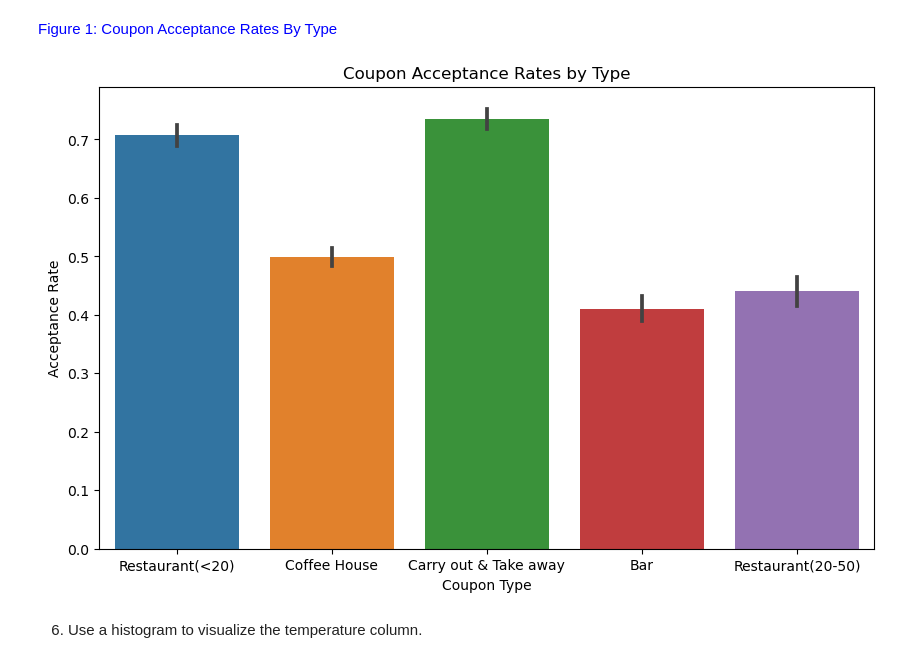
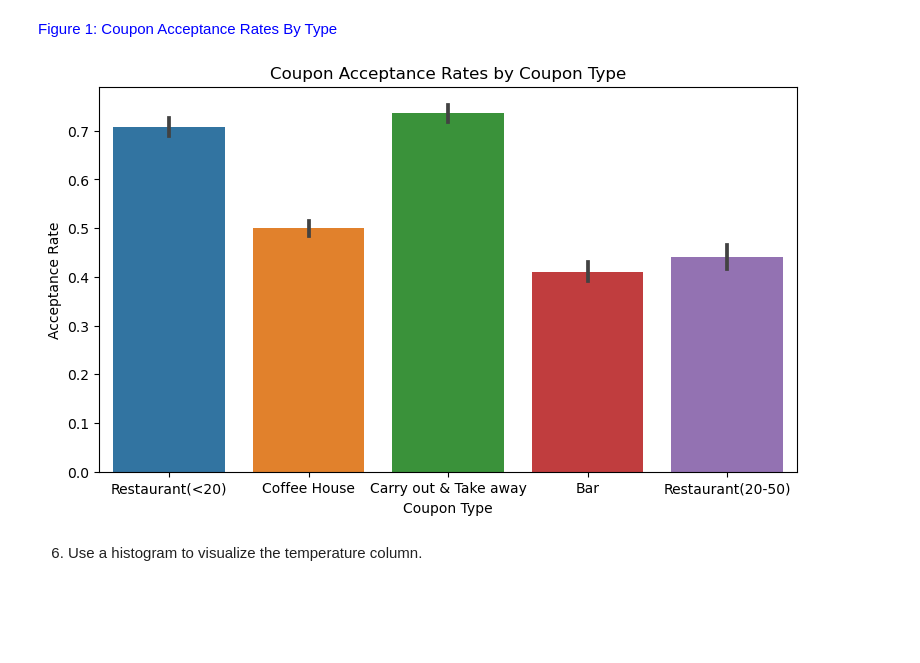
Before and after one commit to anjana250/mlai, a Jupyter notebook: assignment_5_1_starter/prompt.ipynb, the cells around one changed output. Saved outputs shown, nothing was run; the diff lists cells and outputs as text; code cells hidden in the pictures; blank space fills up the shorter version.

Commit message:
Updating the charts to fix ones that were cut off when saved

```diff
--- a/assignment_5_1_starter/prompt.ipynb
+++ b/assignment_5_1_starter/prompt.ipynb
@@ -202,14 +202,14 @@ print(prop_y)
     Figure 1: Coupon Acceptance Rates By Type
     </span>
 # %%
-plt.figure(figsize=(10, 6))
+plt.figure(figsize=(9, 5))
 sns.barplot(data, x="coupon", y= 'Y')
-plt.title('Coupon Acceptance Rates by Type')
+plt.title('Coupon Acceptance Rates by Coupon Type')
 plt.xlabel('Coupon Type')
 plt.ylabel('Acceptance Rate')
-plt.savefig('./images/couponacceptance.png')
+plt.savefig('./images/couponacceptance.png', bbox_inches = 'tight')
 # %% [output]
-[figure, old version]
+[figure, new version]
 # %% [markdown]
 6. Use a histogram to visualize the temperature column.
 # %% [markdown]
```
Also changed, not shown: parts of 20 cells of this notebook, 12 other files.
